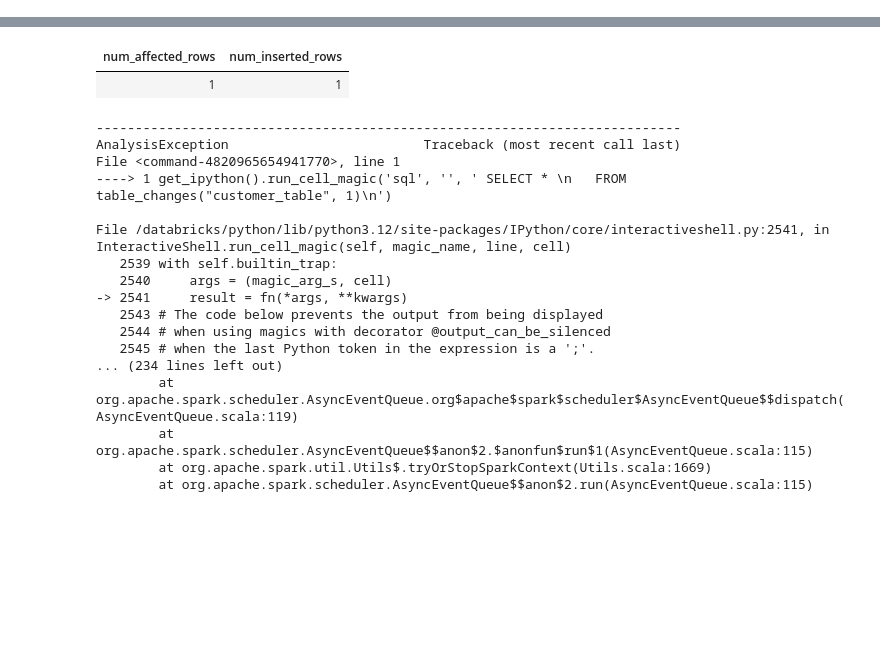
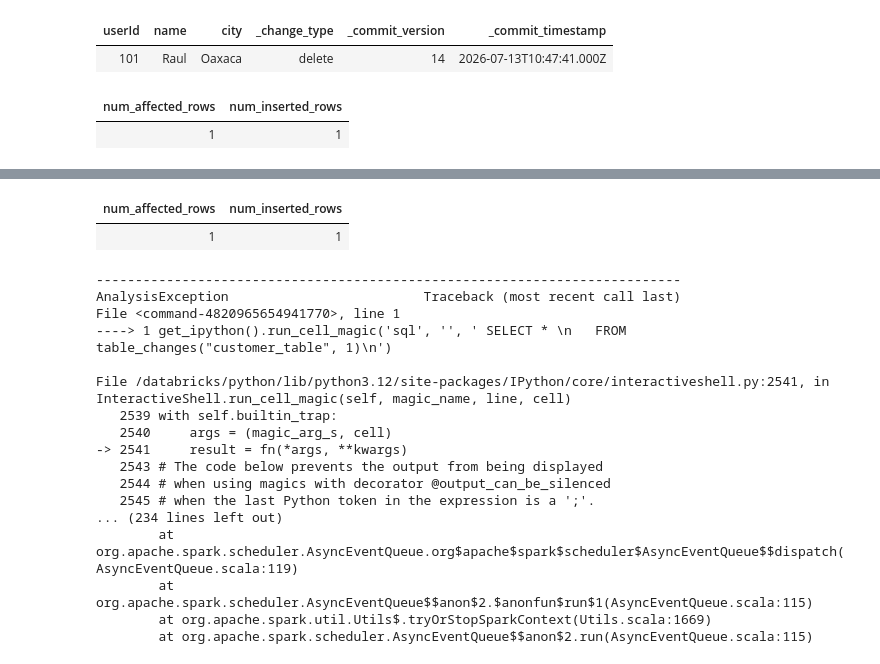
Before and after one commit to Sandutta2020/DataBricks_all, a Jupyter notebook: Implementing_CDF.ipynb, the cells around one changed output, grey strips where cells are left out. Cells and saved outputs as stored; diff of their text form; code cells hidden in the pictures; blank space fills up the shorter version.

```diff
--- a/Implementing_CDF.ipynb
+++ b/Implementing_CDF.ipynb
@@ -46,0 +57,14 @@ DESCRIBE TABLE EXTENDED customer_base_table
+# %%
+%sql
+ SELECT *
+   FROM table_changes("customer_base_table", 14)
+# %% [output]
+| userId | name | city | _change_type | _commit_version | _commit_timestamp |
+| 101 | Raul | Oaxaca | delete | 14 | 2026-07-13T10:47:41.000Z |
+# %%
+%sql
+Insert into customer_base_table
+VALUES (101, "Raul", "Oaxaca")
+# %% [output]
+| num_affected_rows | num_inserted_rows |
+| 1 | 1 |
```
Also changed, not shown: parts of 19 cells of this notebook.
